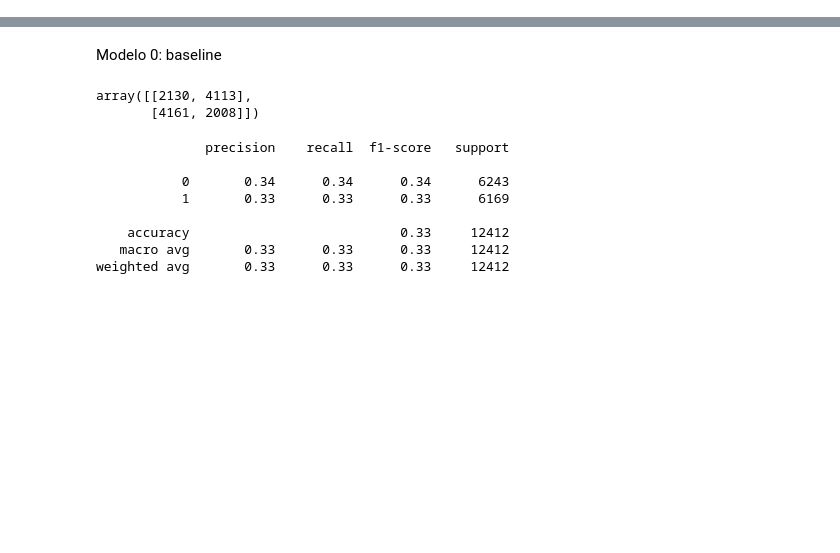
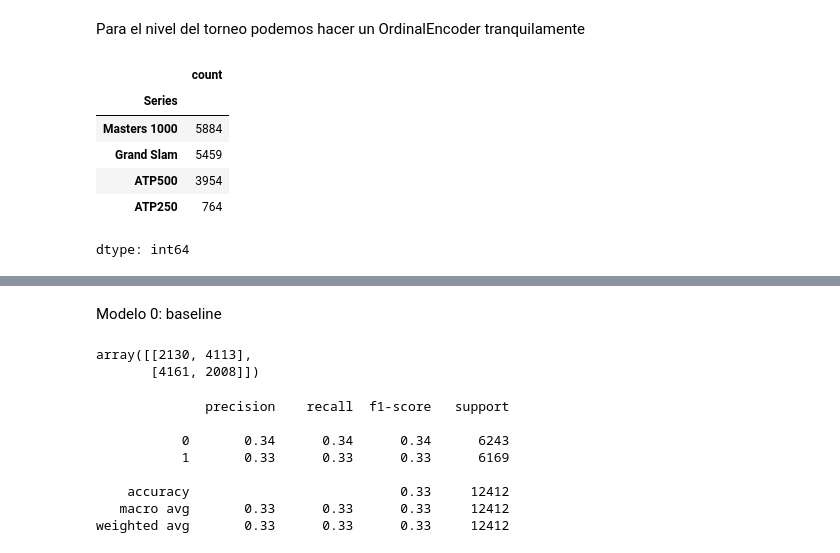
Before and after one commit to ichiP245/my-next-soderling, a Jupyter notebook: Notebooks/ModeloSoderling.ipynb, the cells around one changed output, grey strips where cells are left out. Saved outputs shown, nothing was run; the diff lists cells and outputs as text; code cells hidden in the pictures; blank space fills up the shorter version.

```diff
--- a/Notebooks/ModeloSoderling.ipynb
+++ b/Notebooks/ModeloSoderling.ipynb
@@ -16,0 +23,12 @@ df['Fecha'] = pd.to_datetime(df['Fecha'], format='%Y-%m-%d')
+# %% [markdown]
+Para el nivel del torneo podemos hacer un OrdinalEncoder tranquilamente
+# %%
+df['Series'].value_counts()
+# %% [output]
+|  | count |
+| Series |  |
+| Masters 1000 | 5884 |
+| Grand Slam | 5459 |
+| ATP500 | 3954 |
+| ATP250 | 764 |
+dtype: int64
```
Also changed, not shown: parts of 17 cells of this notebook, 2 other files.
